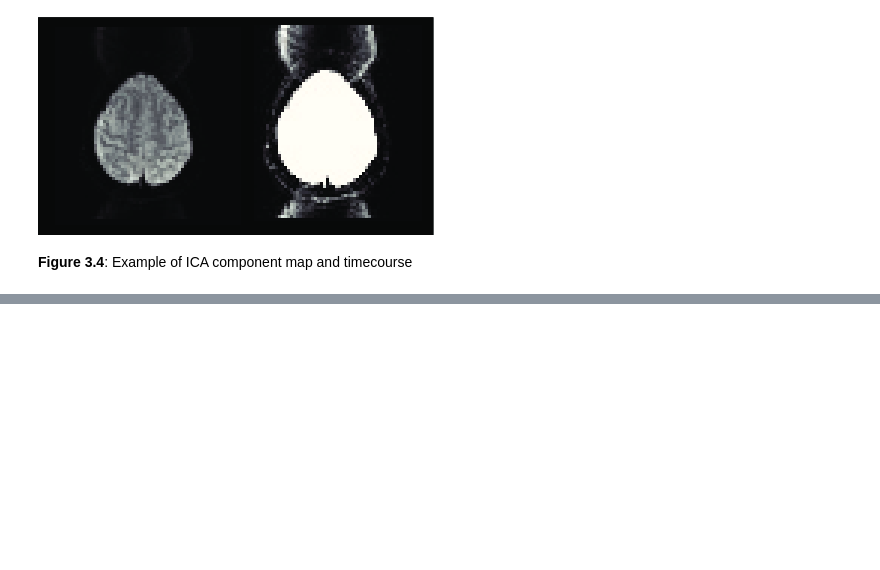
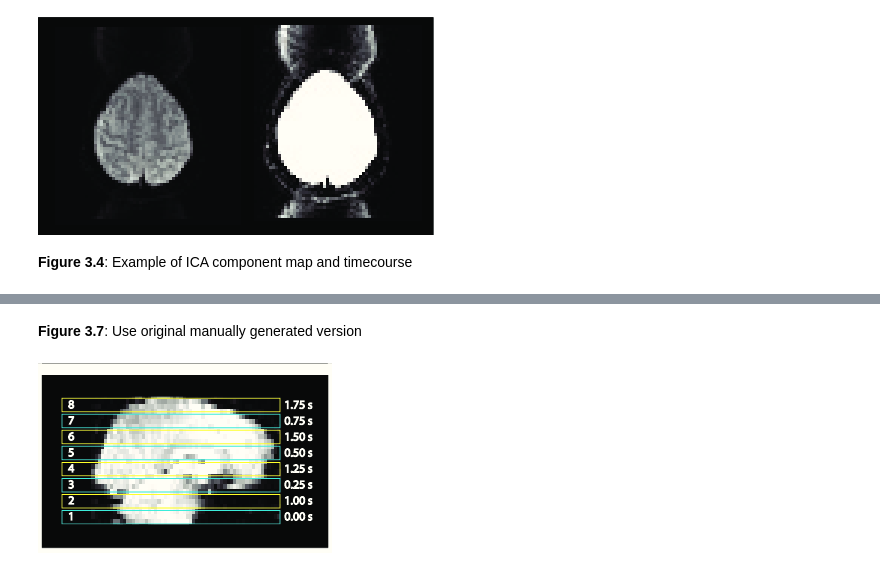
Before and after one commit to poldrack/fmri-handbook-2e-code, a Jupyter notebook: notebooks/Chapter3-Preprocessing/Chapter3-Preprocessing.ipynb, the cells around one changed output, grey strips where cells are left out. Cells and saved outputs as stored; diff of their text form; code cells hidden in the pictures; blank space fills up the shorter version.

```diff
--- a/notebooks/Chapter3-Preprocessing/Chapter3-Preprocessing.ipynb
+++ b/notebooks/Chapter3-Preprocessing/Chapter3-Preprocessing.ipynb
@@ -73,0 +121,6 @@ plt.savefig(os.path.join(figuredir,'Figure_3_4.svg'),format='svg',dpi=1200)
+# %% [markdown]
+__Figure 3.7__: Use original manually generated version
+# %%
+WImage(filename=os.path.join(orig_figuredir,'Figure_3_7.pdf'))
+# %% [output]
+[figure, added]
```
Also changed, not shown: parts of 23 cells of this notebook.
